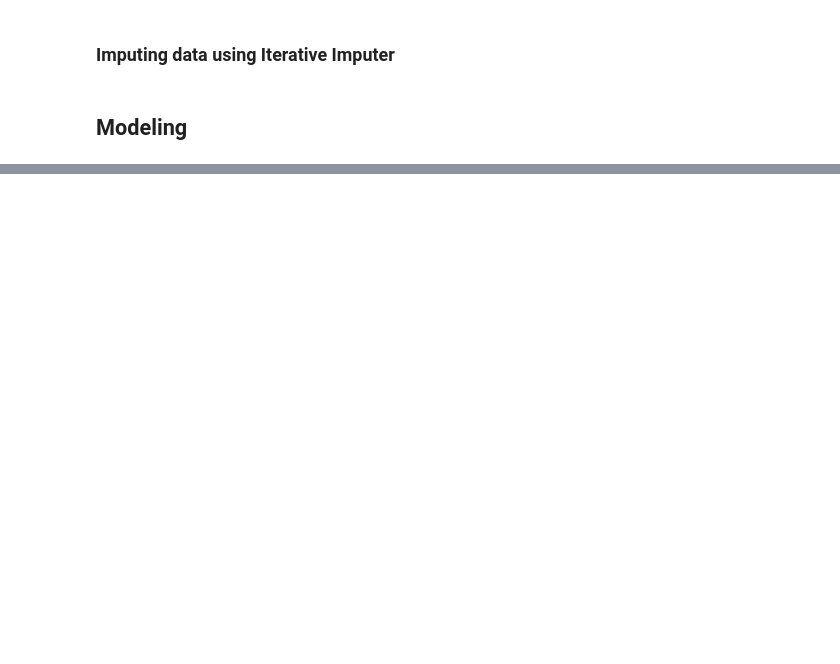
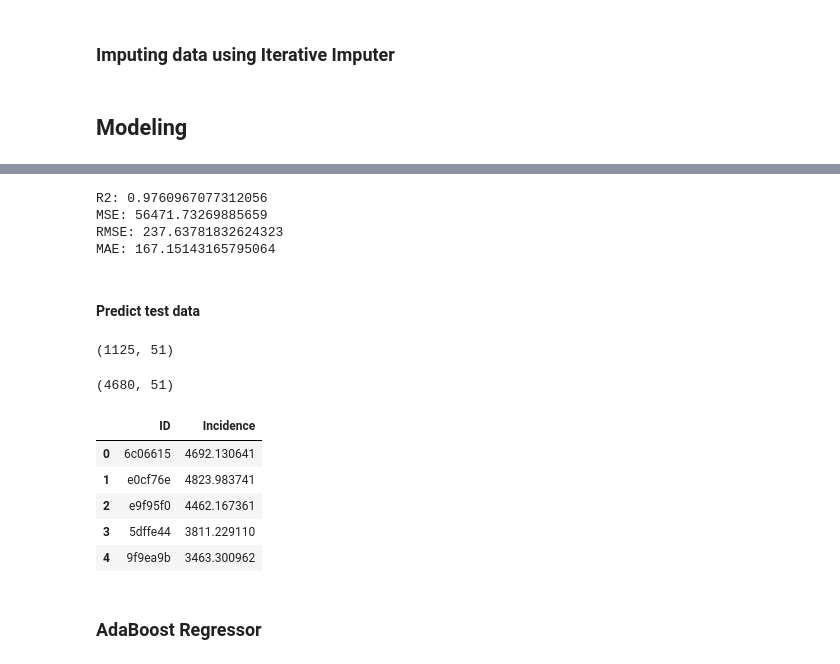
Before and after one commit to AlanAndrews/Air_toxicity, a Jupyter notebook: trang_code/02_Imputing_EDA.ipynb, the cells around one changed output, grey strips where cells are left out. Drawn from its saved outputs; the diff is of its cells as text; code cells hidden in the pictures; blank space fills up the shorter version.

Commit message:
applied RandomForest and AdaBoostRegressor

```diff
--- a/trang_code/02_Imputing_EDA.ipynb
+++ b/trang_code/02_Imputing_EDA.ipynb
@@ -159,0 +179,2 @@ test_preds_lr.to_csv('../lr_model_3.csv', index=False)
+# %%
+lr.fit(X_train,y_train)
@@ -159,0 +230,8 @@ test_preds_lr.to_csv('../lr_model_3.csv', index=False)
+# %%
+rf = Pipeline([
+    ("it_imp", IterativeImputer(max_iter=100)),
+    ("ss", StandardScaler()),
+    ("rf", RandomForestRegressor())]
+)
+# %%
+rf.fit(X_train, y_train)
@@ -159,0 +262,33 @@ test_preds_lr.to_csv('../lr_model_3.csv', index=False)
+# %%
+scores.append(evaluation(X_test,y_test,rf_preds,rf))
+# %% [output]
+R2: 0.9760967077312056
+MSE: 56471.73269885659
+RMSE: 237.63781832624323
+MAE: 167.15143165795064
+# %% [markdown]
+#### Predict test data
+# %%
+X_test.shape
+# %% [output]
+(1125, 51)
+# %%
+test_numeric.shape
+# %% [output]
+(4680, 51)
+# %%
+test_preds_rf = rf.predict(test_numeric)
+# %%
+test_preds_rf = pd.DataFrame({
+    'ID': test['ID'],
+    'Incidence': test_preds_rf,
+})
+
+test_preds_rf.head()
+# %% [output]
+|  | ID | Incidence |
+| 0 | 6c06615 | 4692.130641 |
+| 1 | e0cf76e | 4823.983741 |
+| 2 | e9f95f0 | 4462.167361 |
+| 3 | 5dffe44 | 3811.229110 |
+| 4 | 9f9ea9b | 3463.300962 |
@@ -159,0 +297,2 @@ test_preds_lr.to_csv('../lr_model_3.csv', index=False)
+# %% [markdown]
+### AdaBoost Regressor
```
Also changed, not shown: parts of 64 cells of this notebook, 2 other files.
